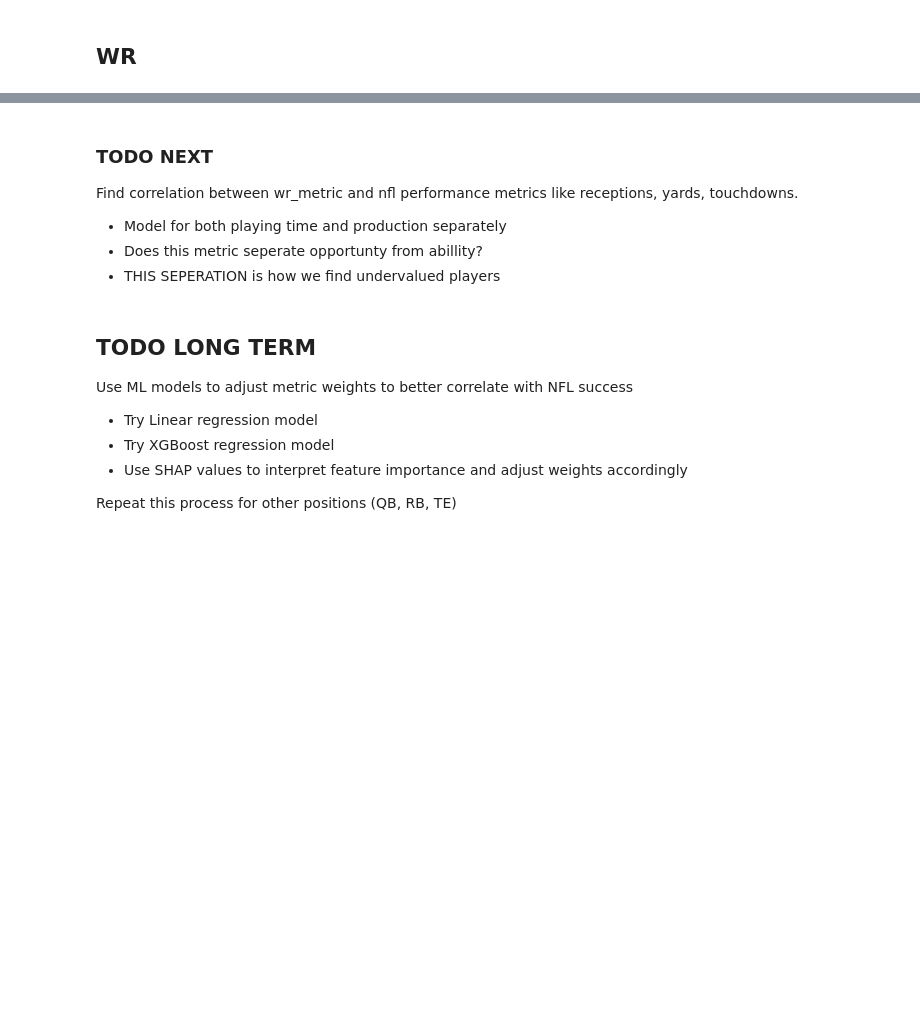
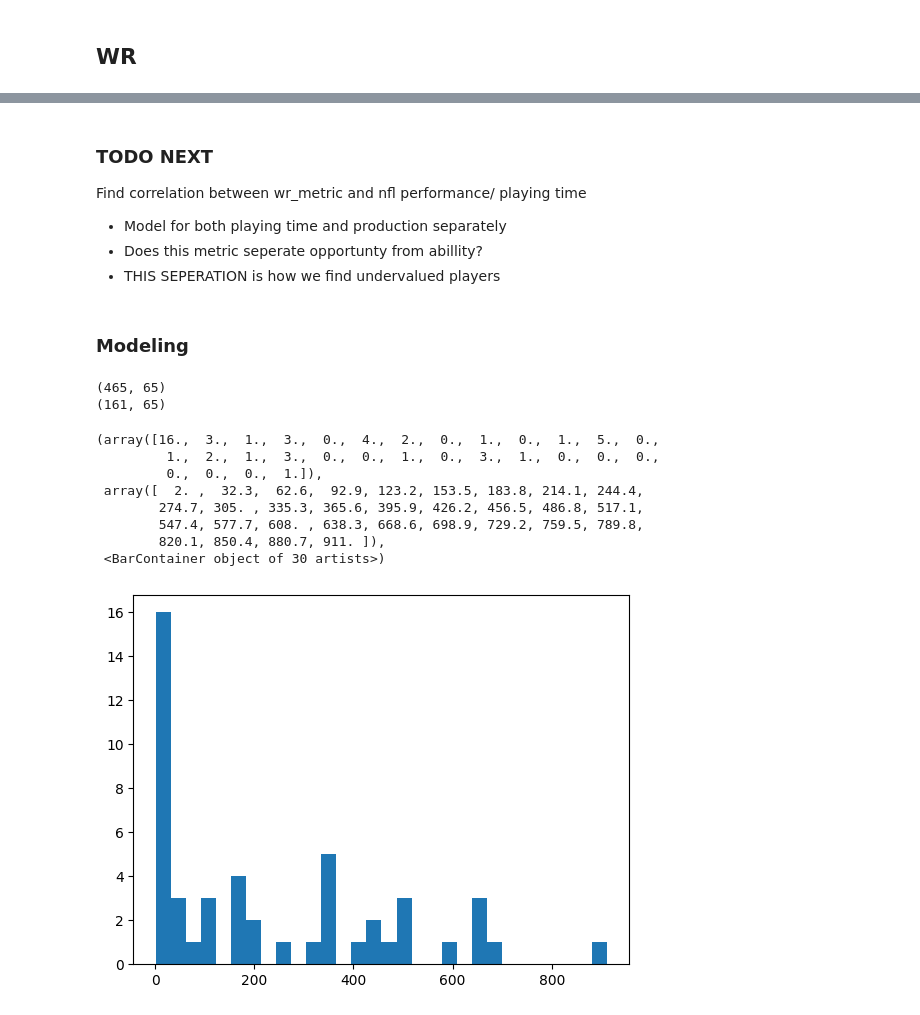
Before and after one commit to bps78/Shrine-Bowl-Comp-Entry, a Jupyter notebook: ShrineBowlCompAnalysis.ipynb, the cells around one changed output, grey strips where cells are left out. Cells and saved outputs as stored; diff of their text form; code cells hidden in the pictures; blank space fills up the shorter version.

Commit message:
Reworked modeling

```diff
--- a/ShrineBowlCompAnalysis.ipynb
+++ b/ShrineBowlCompAnalysis.ipynb
@@ -253,14 +204,30 @@ wr_merged.head()
 # %% [markdown]
 ### TODO NEXT
-Find correlation between wr_metric and nfl performance metrics like receptions, yards, touchdowns.
+Find correlation between wr_metric and nfl performance/ playing time
 - Model for both playing time and production separately
 - Does this metric seperate opportunty from abillity?
 - THIS SEPERATION is how we find undervalued players
-# %% [markdown]
-## TODO LONG TERM
-Use ML models to adjust metric weights to better correlate with NFL success
-   - Try Linear regression model
-   - Try XGBoost regression model
-   - Use SHAP values to interpret feature importance and adjust weights accordingly
-
-Repeat this process for other positions (QB, RB, TE)
+# %% [markdown]
+### Modeling
+# %%
+offense_merged = college_nfl_merged[
+    (college_nfl_merged['position_college'].isin(['WR', 'TE', 'RB', 'QB']))
+]
+print(college_nfl_merged.shape)
+print(offense_merged.shape)
+# %% [output]
+(465, 65)
+(161, 65)
+# %%
+
+plt.hist(offense_merged['total_snaps'], bins=30)
+# %% [output]
+(array([16.,  3.,  1.,  3.,  0.,  4.,  2.,  0.,  1.,  0.,  1.,  5.,  0.,
+         1.,  2.,  1.,  3.,  0.,  0.,  1.,  0.,  3.,  1.,  0.,  0.,  0.,
+         0.,  0.,  0.,  1.]),
+ array([  2. ,  32.3,  62.6,  92.9, 123.2, 153.5, 183.8, 214.1, 244.4,
+        274.7, 305. , 335.3, 365.6, 395.9, 426.2, 456.5, 486.8, 517.1,
+        547.4, 577.7, 608. , 638.3, 668.6, 698.9, 729.2, 759.5, 789.8,
+        820.1, 850.4, 880.7, 911. ]),
+ <BarContainer object of 30 artists>)
+[figure, added]
```
Also changed, not shown: parts of 28 cells of this notebook, 3 other files.
